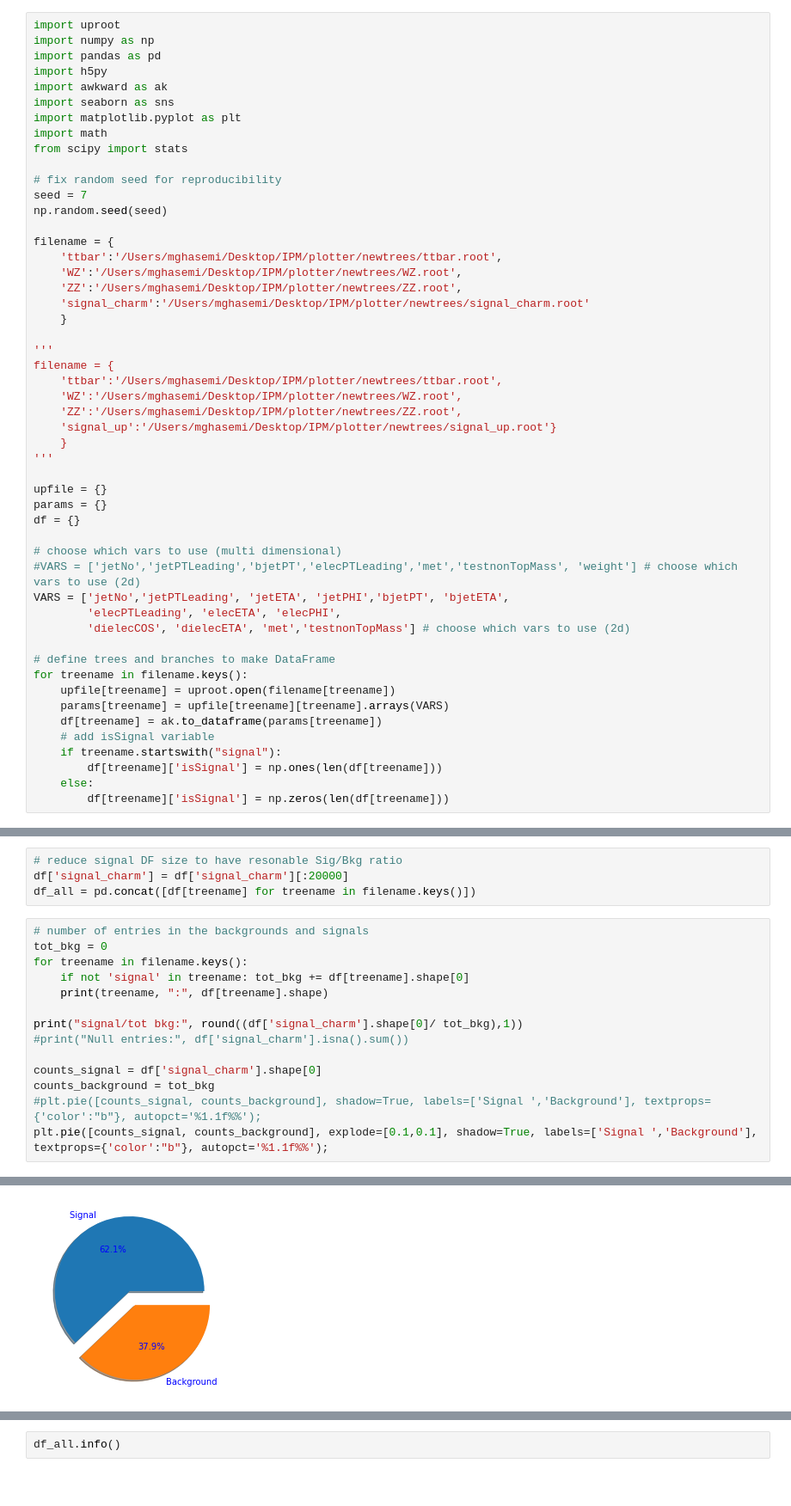
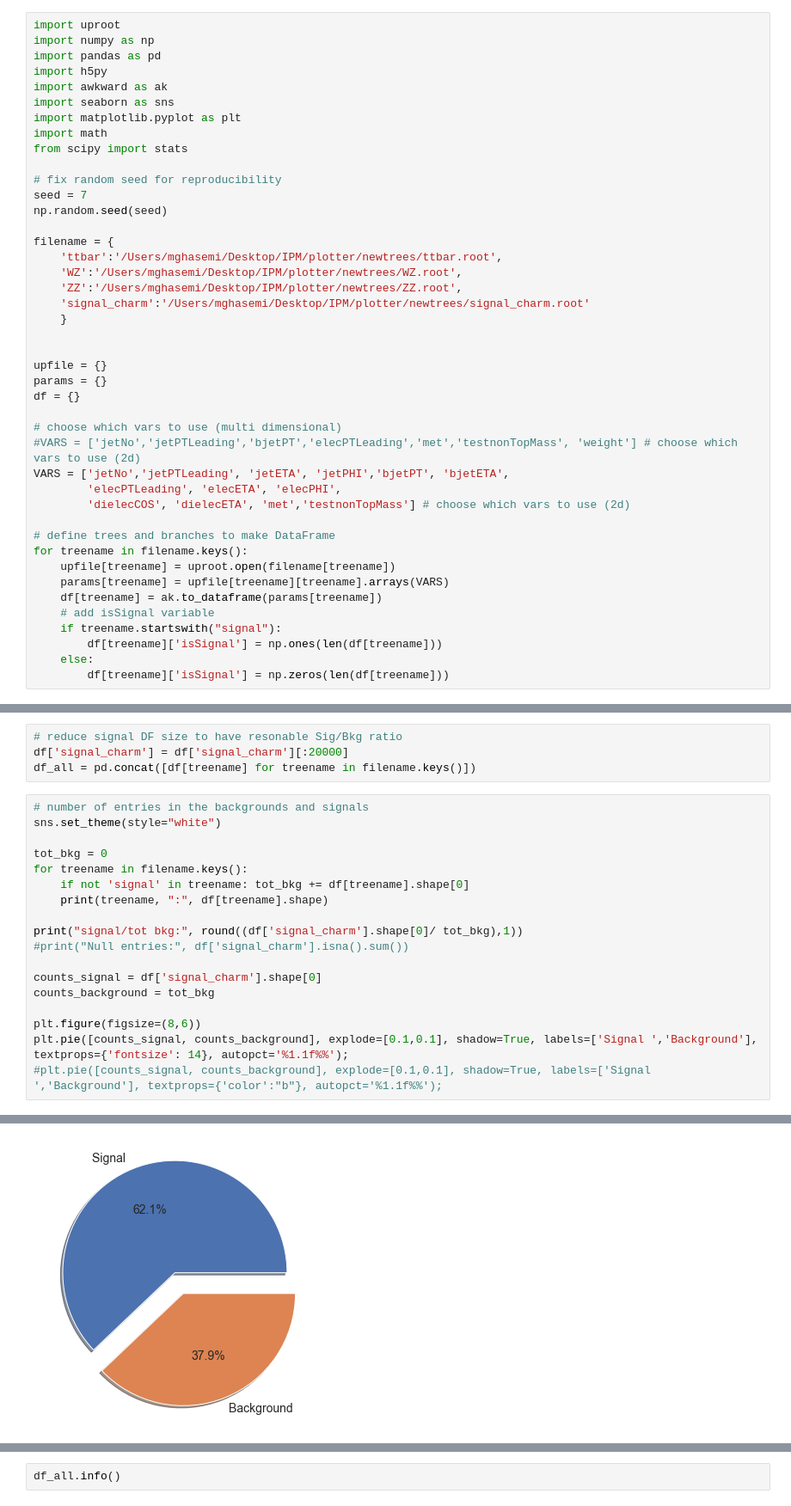
Before and after one commit to mghasemi19/TopFC, a Jupyter notebook: BDT_weight/charm_NN.ipynb, the cells around one changed output, grey strips where cells are left out. Shown at 86% size. Drawn from its saved outputs; the diff is of its cells as text; blank space fills up the shorter version.

```diff
--- a/BDT_weight/charm_NN.ipynb
+++ b/BDT_weight/charm_NN.ipynb
@@ -26,14 +26,6 @@ filename = {
     'signal_charm':'/Users/mghasemi/Desktop/IPM/plotter/newtrees/signal_charm.root'
     }
 
-'''
-filename = {
-    'ttbar':'/Users/mghasemi/Desktop/IPM/plotter/newtrees/ttbar.root',
-    'WZ':'/Users/mghasemi/Desktop/IPM/plotter/newtrees/WZ.root',
-    'ZZ':'/Users/mghasemi/Desktop/IPM/plotter/newtrees/ZZ.root',
-    'signal_up':'/Users/mghasemi/Desktop/IPM/plotter/newtrees/signal_up.root'}
-    }
-'''
 
 upfile = {}
 params = {}
@@ -380,22 +351,26 @@ df['signal_charm'] = df['signal_charm'][:20000]
 df_all = pd.concat([df[treename] for treename in filename.keys()])
 # %%
 # number of entries in the backgrounds and signals
+sns.set_theme(style="white")
+
 tot_bkg = 0
 for treename in filename.keys():
     if not 'signal' in treename: tot_bkg += df[treename].shape[0]
     print(treename, ":", df[treename].shape)
 
 print("signal/tot bkg:", round((df['signal_charm'].shape[0]/ tot_bkg),1))
 #print("Null entries:", df['signal_charm'].isna().sum())
 
 counts_signal = df['signal_charm'].shape[0]
 counts_background = tot_bkg
-#plt.pie([counts_signal, counts_background], shadow=True, labels=['Signal ','Background'], textprops={'color':"b"}, autopct='%1.1f%%');
-plt.pie([counts_signal, counts_background], explode=[0.1,0.1], shadow=True, labels=['Signal ','Background'], textprops={'color':"b"}, autopct='%1.1f%%');
+
+plt.figure(figsize=(8,6))
+plt.pie([counts_signal, counts_background], explode=[0.1,0.1], shadow=True, labels=['Signal ','Background'], textprops={'fontsize': 14}, autopct='%1.1f%%');
+#plt.pie([counts_signal, counts_background], explode=[0.1,0.1], shadow=True, labels=['Signal ','Background'], textprops={'color':"b"}, autopct='%1.1f%%');
 # %% [output]
 ttbar : (1181, 14)
 WZ : (10855, 14)
 ZZ : (174, 14)
 signal_charm : (20000, 14)
 signal/tot bkg: 1.6
-[figure, old version]
+[figure, new version]
```
Also changed, not shown: parts of 6 cells of this notebook, 2 other files.
